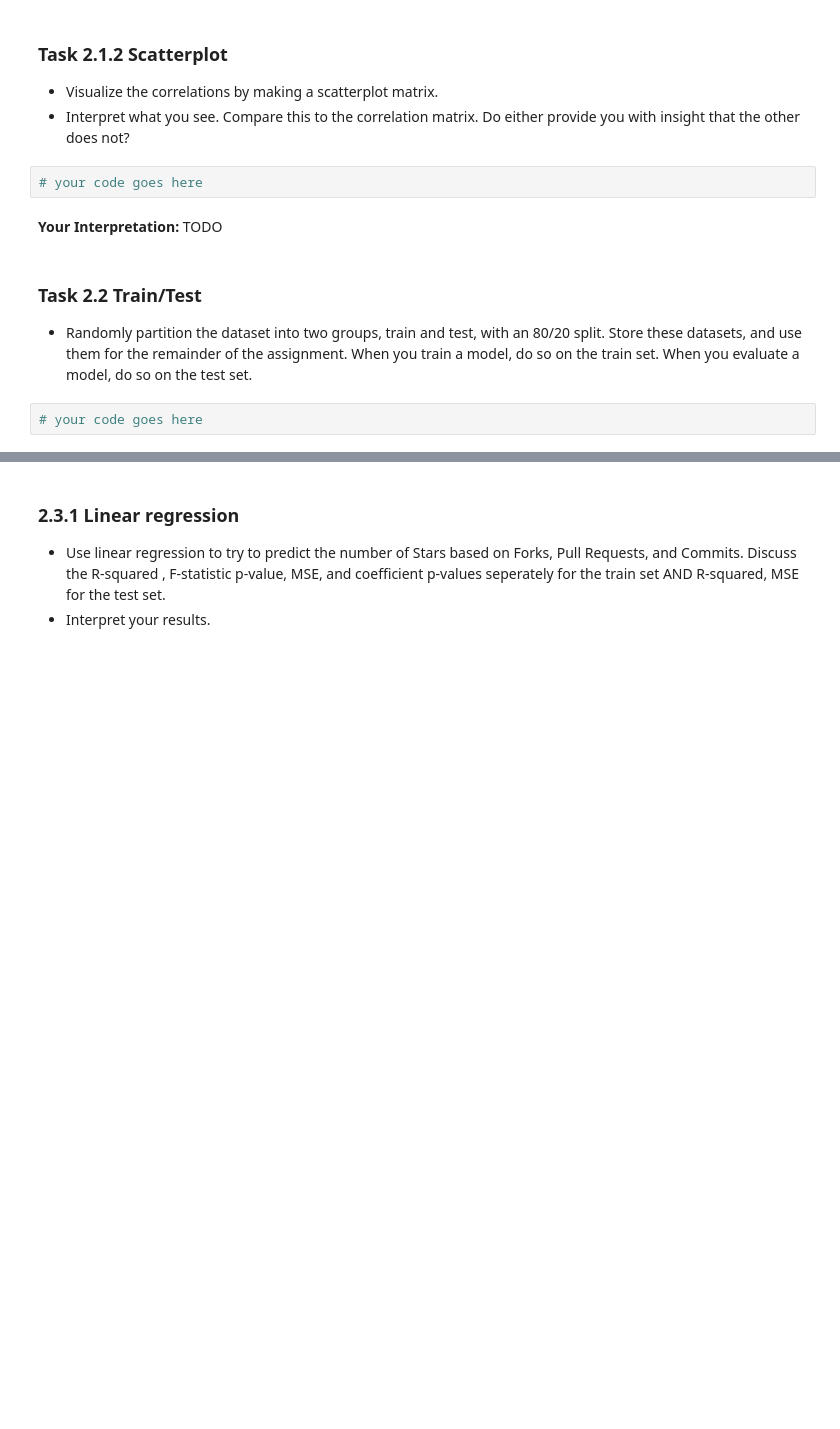
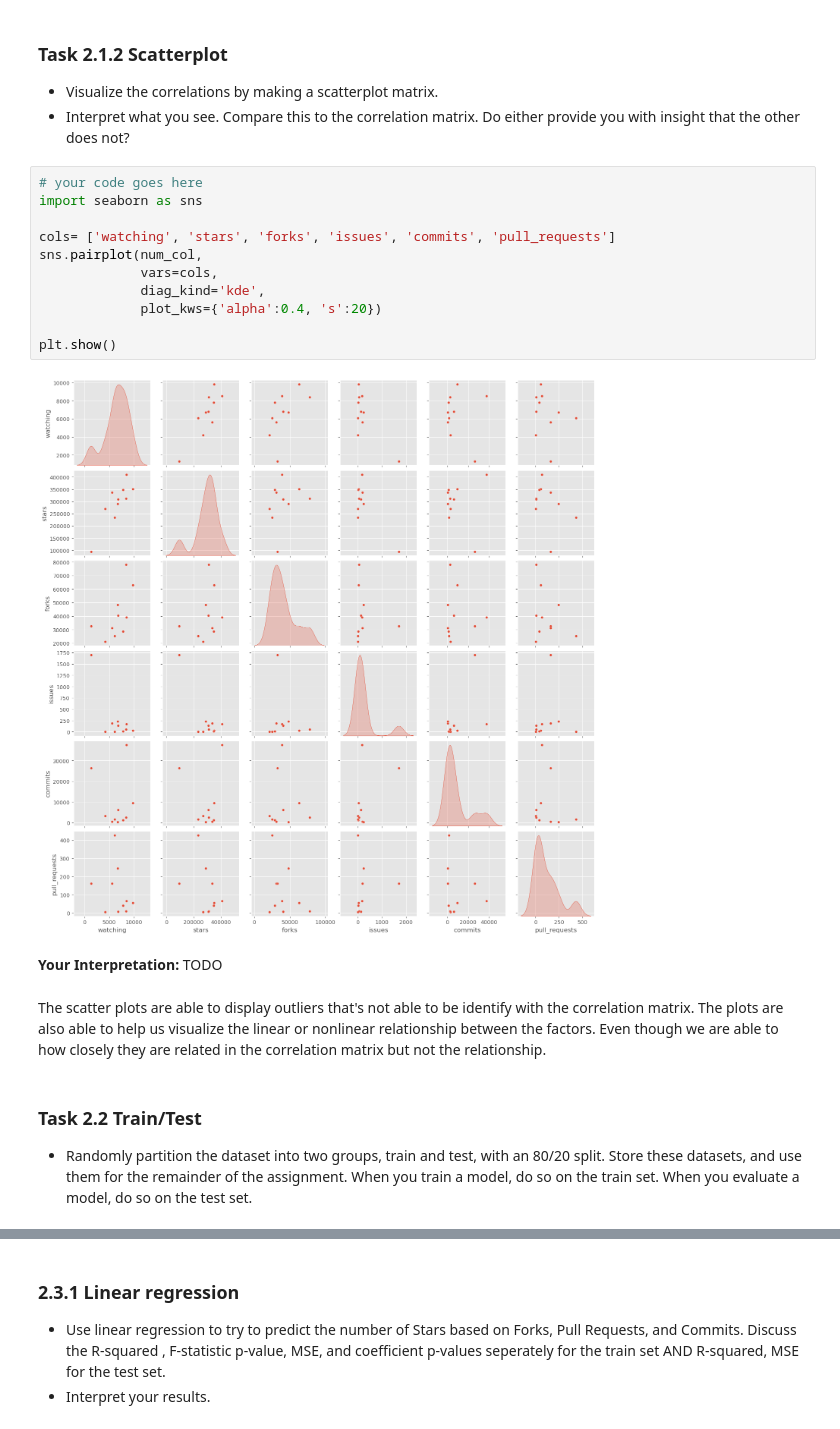
Before and after one commit to Yichun0/2026-datascience-homework, a Jupyter notebook: HW6/HW6.ipynb, the cells around one changed output, grey strips where cells are left out. Cells and saved outputs as stored; diff of their text form; blank space fills up the shorter version.

```diff
--- a/HW6/HW6.ipynb
+++ b/HW6/HW6.ipynb
@@ -183,12 +341,23 @@ You can re-use code from your previous homework here.
 ### Task 2.1.2 Scatterplot
 + Visualize the correlations by making a scatterplot matrix.
 + Interpret what you see. Compare this to the correlation matrix. Do either provide you with insight that the other does not?
-# %%
-# your code goes here
+# %%
+# your code goes here
+import seaborn as sns
+
+cols= ['watching', 'stars', 'forks', 'issues', 'commits', 'pull_requests']
+sns.pairplot(num_col,
+             vars=cols,
+             diag_kind='kde',
+             plot_kws={'alpha':0.4, 's':20})
+
+plt.show()
+# %% [output]
+[figure, added]
 # %% [markdown]
 **Your Interpretation:** TODO
+# %% [markdown]
+The scatter plots are able to display outliers that's not able to be identify with the correlation matrix. The plots are also able to help us visualize the linear or nonlinear relationship between the factors. Even though we are able to how closely they are related in the correlation matrix but not the relationship.
 # %% [markdown]
 ### Task 2.2 Train/Test
 + Randomly partition the dataset into two groups, train and test, with an 80/20 split. Store these datasets, and use them for the remainder of the assignment. When you train a model, do so on the train set. When you evaluate a model, do so on the test set.
-# %%
-# your code goes here
```
Also changed, not shown: parts of 34 cells of this notebook, 4 other files.
